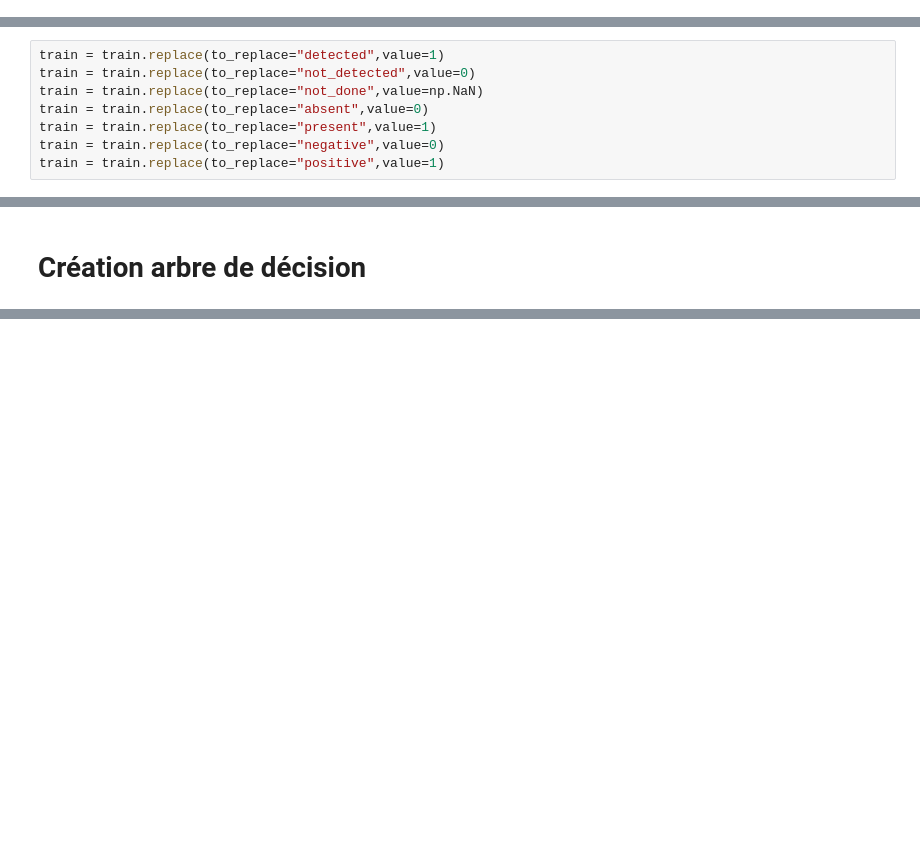
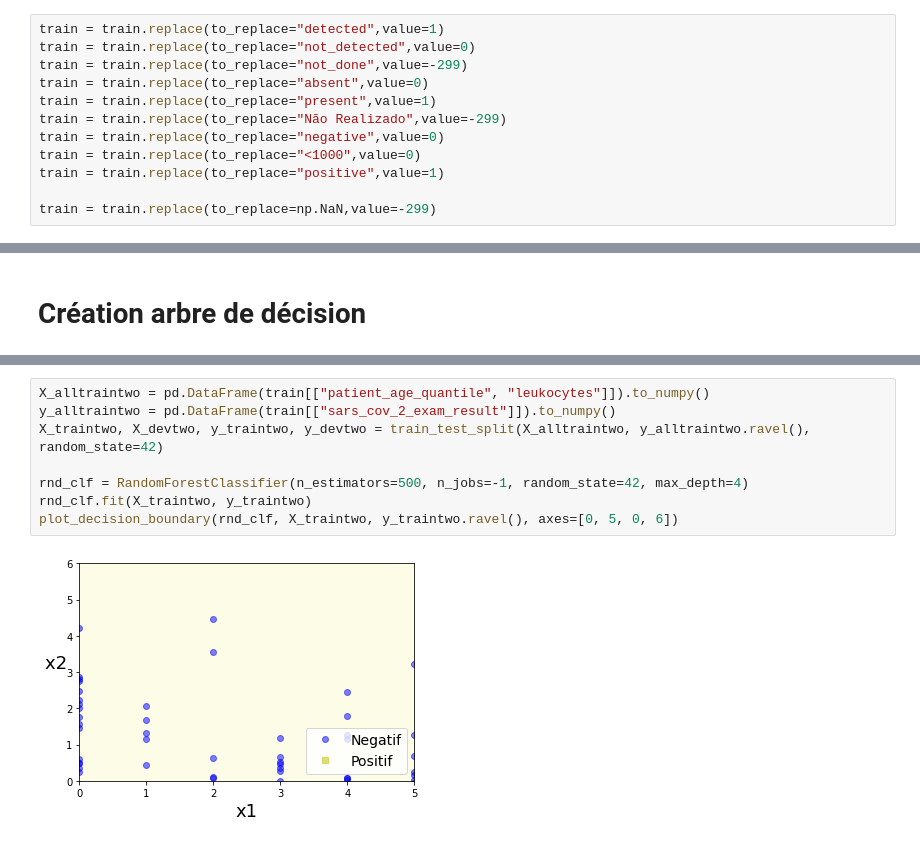
Before and after one commit to Laplo/tp_machine_learning, a Jupyter notebook: TP.ipynb, the cells around one changed output, grey strips where cells are left out. Cells and saved outputs as stored; diff of their text form; blank space fills up the shorter version.

Commit message:
Display random forest

```diff
--- a/TP.ipynb
+++ b/TP.ipynb
@@ -73,3 +102,15 @@ test.sample(10)
+# %%
+train = train.replace(to_replace="detected",value=1)
+train = train.replace(to_replace="not_detected",value=0)
+train = train.replace(to_replace="not_done",value=-299)
+train = train.replace(to_replace="absent",value=0)
+train = train.replace(to_replace="present",value=1)
+train = train.replace(to_replace="Não Realizado",value=-299)
+train = train.replace(to_replace="negative",value=0)
+train = train.replace(to_replace="<1000",value=0)
+train = train.replace(to_replace="positive",value=1)
+
+train = train.replace(to_replace=np.NaN,value=-299)
 # %%
 mid = train['sars_cov_2_exam_result']
 train.drop(labels=['sars_cov_2_exam_result'], axis=1, inplace = True)
@@ -91,13 +133,5 @@ array([[13, nan, nan, ..., nan, nan, nan],
 # %% [markdown]
 # Chargement des labels
-# %%
-train = train.replace(to_replace="detected",value=1)
-train = train.replace(to_replace="not_detected",value=0)
-train = train.replace(to_replace="not_done",value=np.NaN)
-train = train.replace(to_replace="absent",value=0)
-train = train.replace(to_replace="present",value=1)
-train = train.replace(to_replace="negative",value=0)
-train = train.replace(to_replace="positive",value=1)
 # %%
 y_alltrain = pd.DataFrame(train[["sars_cov_2_exam_result"]]).to_numpy()
 y_alltrain[:10]
@@ -229,0 +332,10 @@ print('Best score was', best['score'], 'as depth', best['depth'], 'with', best['
+# %%
+X_alltraintwo = pd.DataFrame(train[["patient_age_quantile", "leukocytes"]]).to_numpy()
+y_alltraintwo = pd.DataFrame(train[["sars_cov_2_exam_result"]]).to_numpy()
+X_traintwo, X_devtwo, y_traintwo, y_devtwo = train_test_split(X_alltraintwo, y_alltraintwo.ravel(), random_state=42)
+
+rnd_clf = RandomForestClassifier(n_estimators=500, n_jobs=-1, random_state=42, max_depth=4)
+rnd_clf.fit(X_traintwo, y_traintwo)
+plot_decision_boundary(rnd_clf, X_traintwo, y_traintwo.ravel(), axes=[0, 5, 0, 6])
+# %% [output]
+[figure, added]
```
Also changed, not shown: parts of 17 cells of this notebook.
